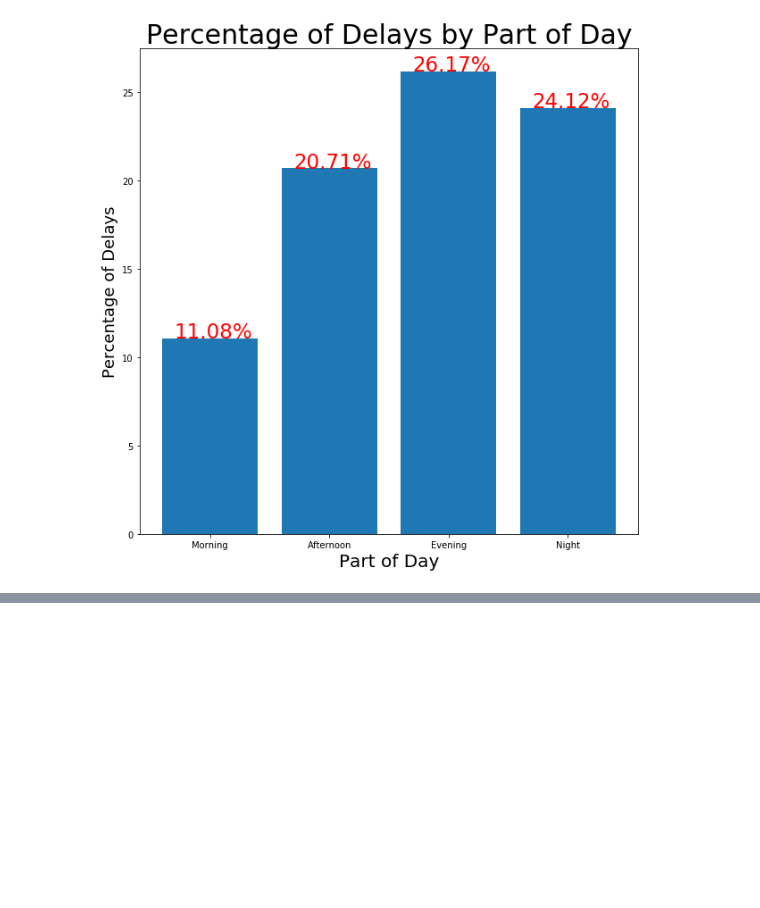
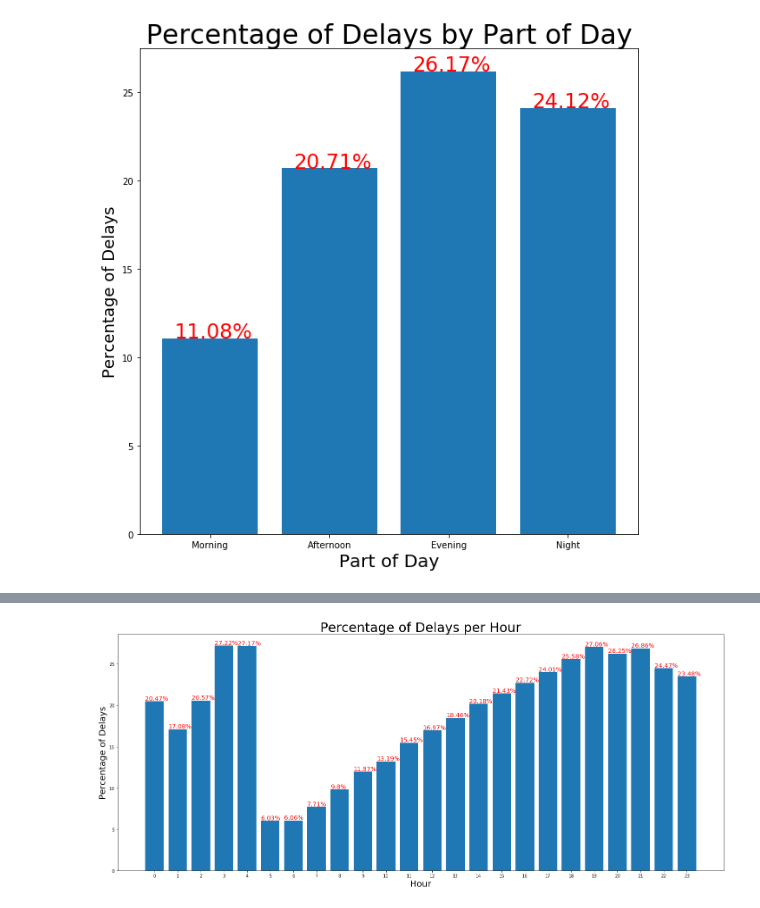
Before and after one commit to Arimorris/delays, a Jupyter notebook: visuals .ipynb, the cells around one changed output, grey strips where cells are left out. Drawn from its saved outputs; the diff is of its cells as text; code cells hidden in the pictures; blank space fills up the shorter version.

```diff
--- a/visuals .ipynb
+++ b/visuals .ipynb
@@ -340,0 +360,20 @@ plt.show()
+# %%
+# find pct of delays per hour
+h = yearly['Hour']
+h_pct = []
+
+#get a list of what % of flights were delayed per hour
+for x in range(len(h)):
+    h_pct.append(round((timefreq[x]/h[x]) * 100,2))
+# %%
+plt.figure(figsize=(25,10))
+plt.bar(hour, h_pct)
+plt.title("Percentage of Delays per Hour", fontsize =30)
+plt.xlabel('Hour', fontsize =20)
+plt.xticks(range(0,24))
+plt.ylabel('Percentage of Delays', fontsize =20)
+for a,b in zip(hour, h_pct):
+    plt.text(a - .4, b +.13, str(b) + '%', fontsize =14, color ='r')
+plt.show()
+# %% [output]
+[figure, added]
```
Also changed, not shown: parts of 3 cells of this notebook, 7 other files.
